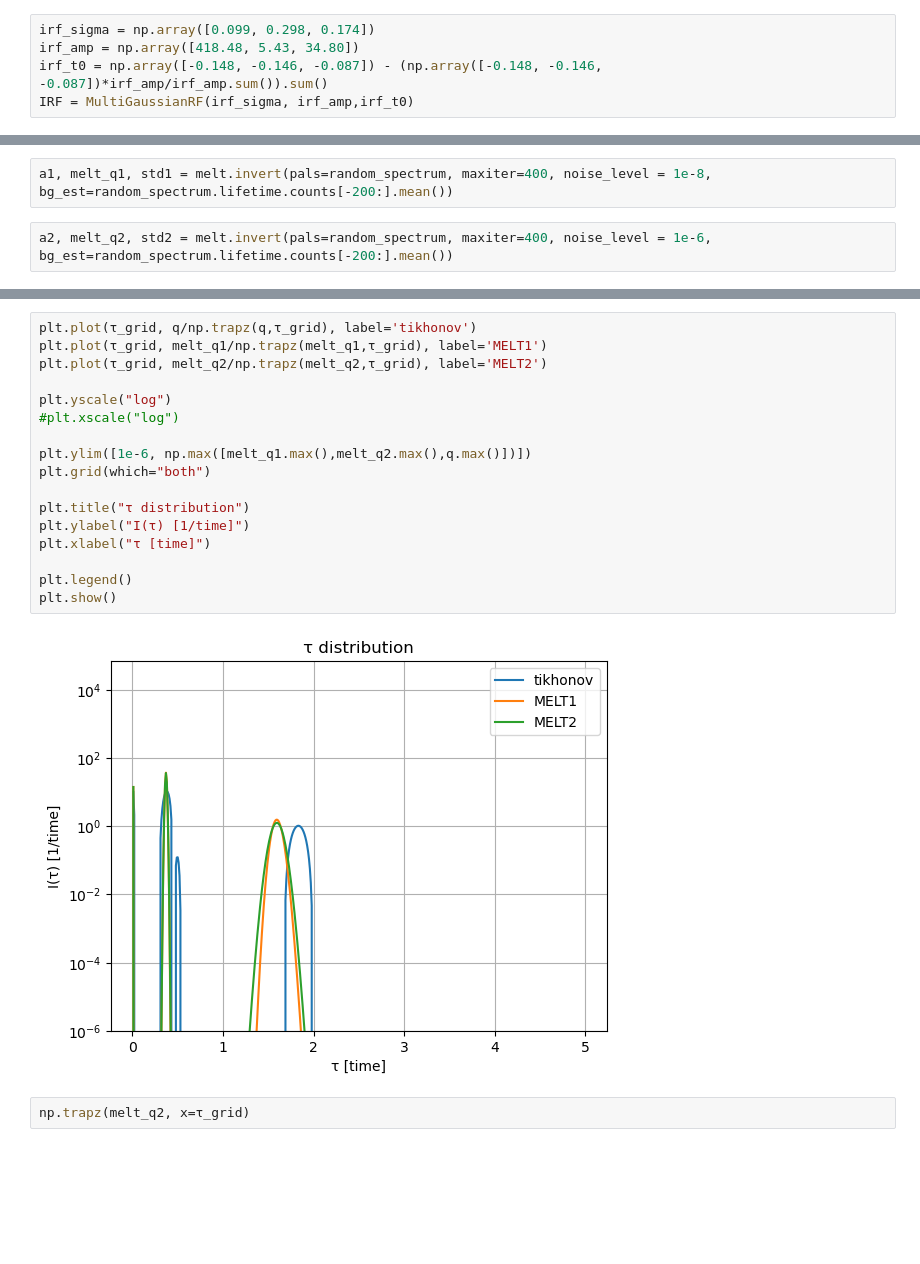
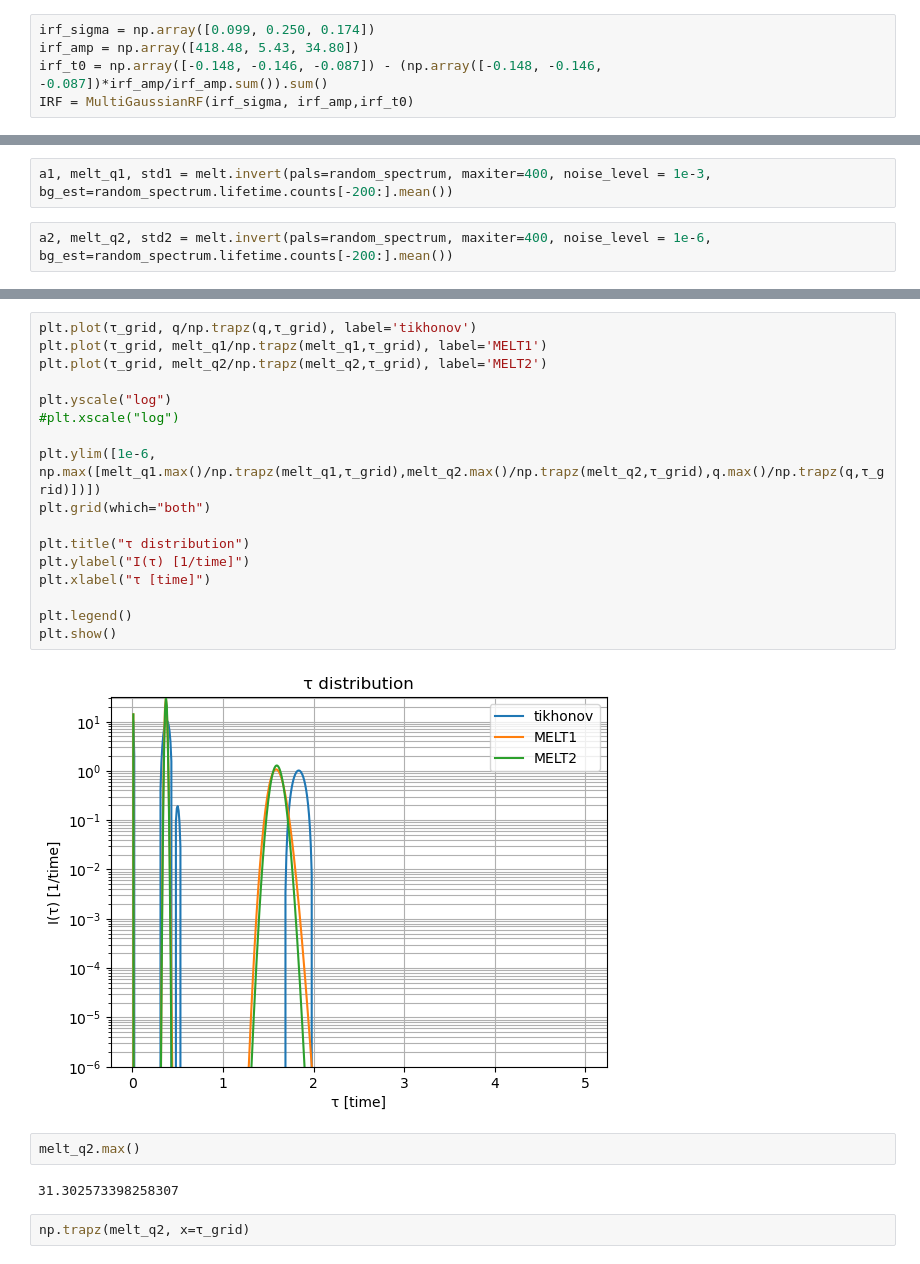
Before and after one commit to achiyaAmrusi/scipas, a Jupyter notebook: examples/lifetime/lifetime_inversion_measurement.ipynb, the cells around one changed output, grey strips where cells are left out. Cells and saved outputs as stored; diff of their text form; blank space fills up the shorter version.

```diff
--- a/examples/lifetime/lifetime_inversion_measurement.ipynb
+++ b/examples/lifetime/lifetime_inversion_measurement.ipynb
@@ -15,7 +15,7 @@ np.random.seed(42)
 # %% [markdown]
 # system parmeters
 # %%
-irf_sigma = np.array([0.099, 0.298, 0.174])
+irf_sigma = np.array([0.099, 0.250, 0.174])
 irf_amp = np.array([418.48, 5.43, 34.80])
 irf_t0 = np.array([-0.148, -0.146, -0.087]) - (np.array([-0.148, -0.146, -0.087])*irf_amp/irf_amp.sum()).sum()
 IRF = MultiGaussianRF(irf_sigma, irf_amp,irf_t0)
@@ -420,7 +392,7 @@ class MaximalEntropyInversion(LifetimeInvert):
 # %%
 melt = MaximalEntropyInversion(random_spectrum.lifetime.energy.values, τ_grid)
 # %%
-a1, melt_q1, std1 = melt.invert(pals=random_spectrum, maxiter=400, noise_level = 1e-8, bg_est=random_spectrum.lifetime.counts[-200:].mean())
+a1, melt_q1, std1 = melt.invert(pals=random_spectrum, maxiter=400, noise_level = 1e-3, bg_est=random_spectrum.lifetime.counts[-200:].mean())
 # %%
 a2, melt_q2, std2 = melt.invert(pals=random_spectrum, maxiter=400, noise_level = 1e-6, bg_est=random_spectrum.lifetime.counts[-200:].mean())
 # %%
@@ -455,22 +422,26 @@ plt.show()
 # %%
 plt.plot(τ_grid, q/np.trapz(q,τ_grid), label='tikhonov')
 plt.plot(τ_grid, melt_q1/np.trapz(melt_q1,τ_grid), label='MELT1')
 plt.plot(τ_grid, melt_q2/np.trapz(melt_q2,τ_grid), label='MELT2')
 
 plt.yscale("log")
 #plt.xscale("log")
 
-plt.ylim([1e-6, np.max([melt_q1.max(),melt_q2.max(),q.max()])])
+plt.ylim([1e-6, np.max([melt_q1.max()/np.trapz(melt_q1,τ_grid),melt_q2.max()/np.trapz(melt_q2,τ_grid),q.max()/np.trapz(q,τ_grid)])])
 plt.grid(which="both")
 
 plt.title("τ distribution")
 plt.ylabel("I(τ) [1/time]")
 plt.xlabel("τ [time]")
 
 plt.legend()
 plt.show()
 # %% [output]
-[figure, old version]
+[figure, new version]
+# %%
+melt_q2.max()
+# %% [output]
+31.302573398258307
 # %%
 np.trapz(melt_q2, x=τ_grid)
 # %% [output]
```
Also changed, not shown: parts of 8 cells of this notebook, 3 other files.
